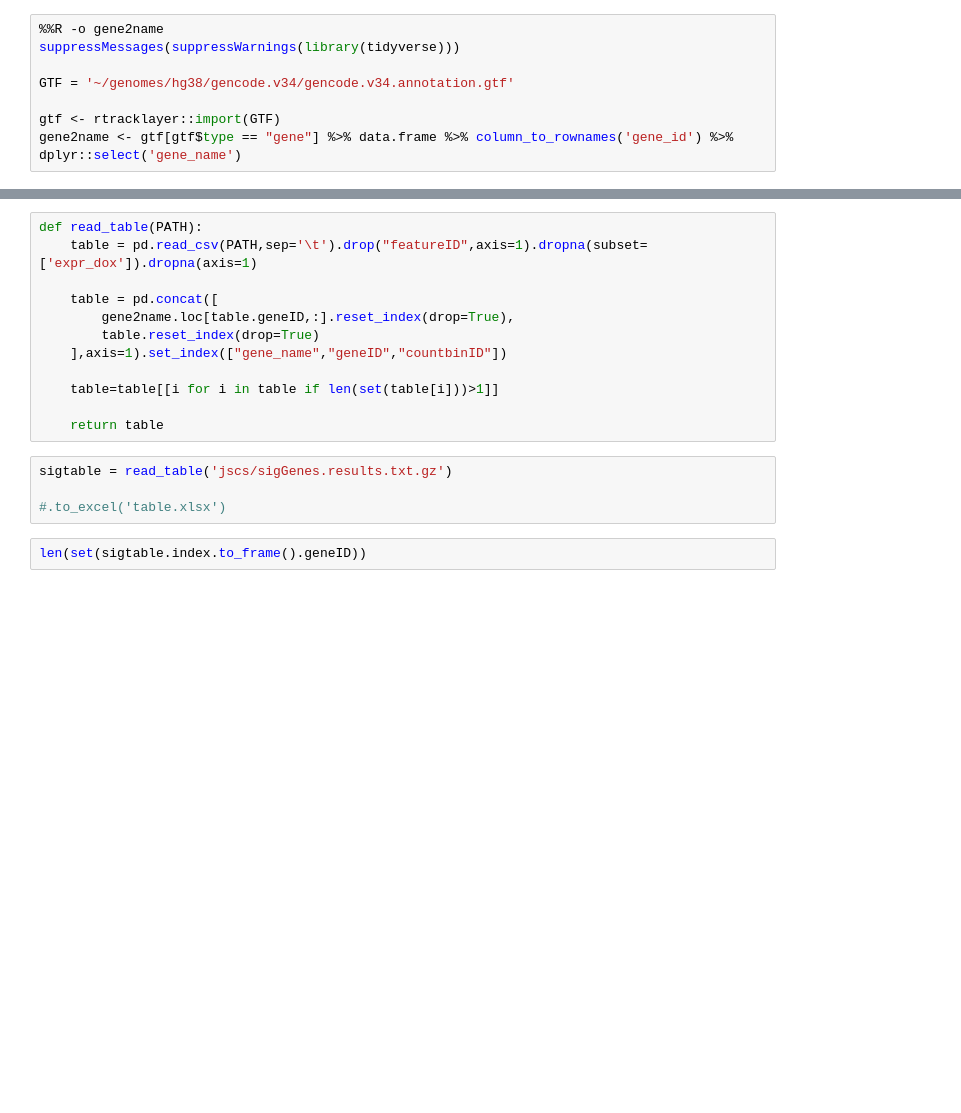
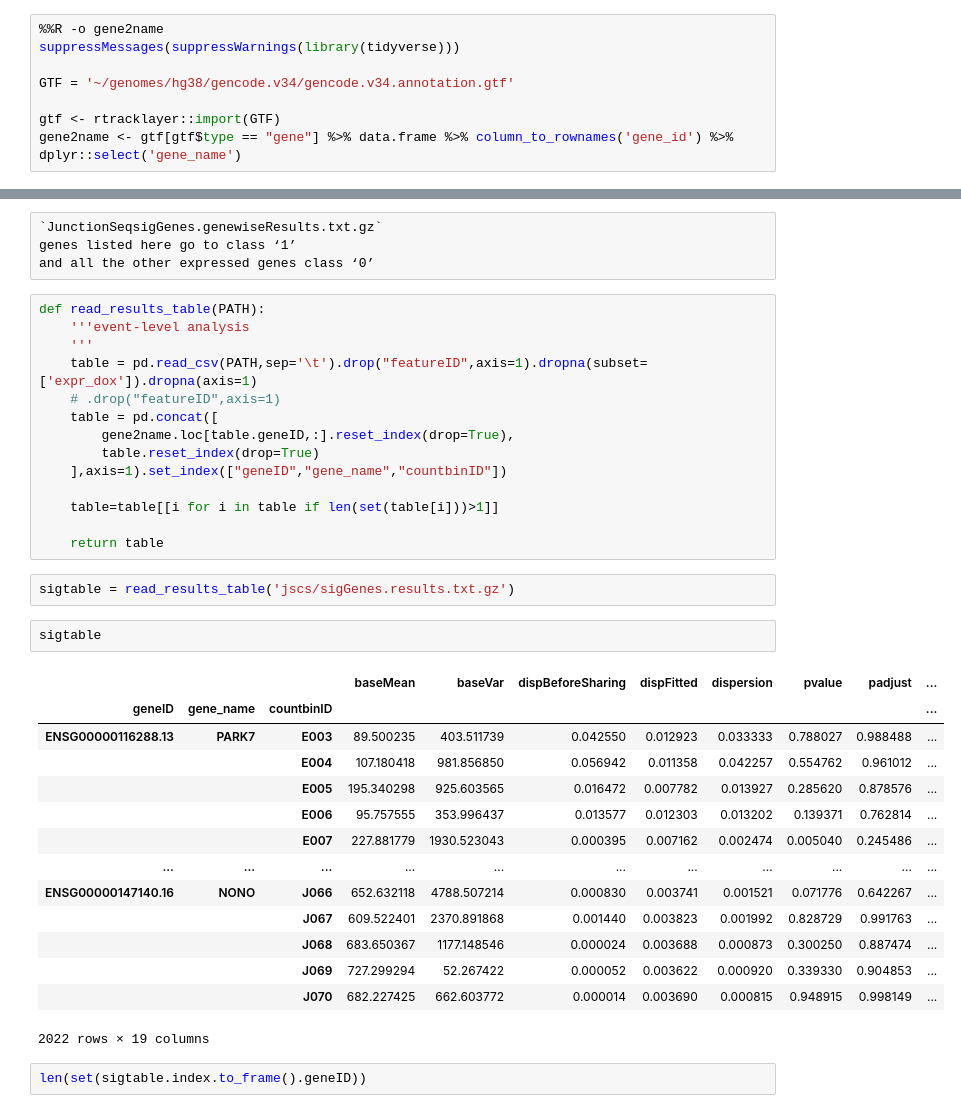
Before and after one commit to goodarzilab/Abe, a Jupyter notebook: People/Nilay@DFCIHarvard/enrichment.ipynb, the cells around one changed output, grey strips where cells are left out. Cells and saved outputs as stored; diff of their text form; blank space fills up the shorter version.

```diff
--- a/People/Nilay@DFCIHarvard/enrichment.ipynb
+++ b/People/Nilay@DFCIHarvard/enrichment.ipynb
@@ -13,19 +26,40 @@ import pandas as pd
+# %% [raw]
+`JunctionSeqsigGenes.genewiseResults.txt.gz`
+genes listed here go to class ‘1’
+and all the other expressed genes class ‘0’
 # %%
-def read_table(PATH):
+def read_results_table(PATH):
+    '''event-level analysis
+    '''
     table = pd.read_csv(PATH,sep='\t').drop("featureID",axis=1).dropna(subset=['expr_dox']).dropna(axis=1)
-
+    # .drop("featureID",axis=1)
     table = pd.concat([
         gene2name.loc[table.geneID,:].reset_index(drop=True),
         table.reset_index(drop=True)
-    ],axis=1).set_index(["gene_name","geneID","countbinID"])
+    ],axis=1).set_index(["geneID","gene_name","countbinID"])
 
     table=table[[i for i in table if len(set(table[i]))>1]]
 
     return table
 # %%
-sigtable = read_table('jscs/sigGenes.results.txt.gz')
-
-#.to_excel('table.xlsx')
+sigtable = read_results_table('jscs/sigGenes.results.txt.gz')
+# %%
+sigtable
+# %% [output]
+|  |  |  | baseMean | baseVar | dispBeforeSharing | dispFitted | dispersion | pvalue | padjust | ... |
+| geneID | gene_name | countbinID |  |  |  |  |  |  |  | ... |
+| ENSG00000116288.13 | PARK7 | E003 | 89.500235 | 403.511739 | 0.042550 | 0.012923 | 0.033333 | 0.788027 | 0.988488 | ... |
+|  |  | E004 | 107.180418 | 981.856850 | 0.056942 | 0.011358 | 0.042257 | 0.554762 | 0.961012 | ... |
+|  |  | E005 | 195.340298 | 925.603565 | 0.016472 | 0.007782 | 0.013927 | 0.285620 | 0.878576 | ... |
+|  |  | E006 | 95.757555 | 353.996437 | 0.013577 | 0.012303 | 0.013202 | 0.139371 | 0.762814 | ... |
+|  |  | E007 | 227.881779 | 1930.523043 | 0.000395 | 0.007162 | 0.002474 | 0.005040 | 0.245486 | ... |
+| ... | ... | ... | ... | ... | ... | ... | ... | ... | ... | ... |
+| ENSG00000147140.16 | NONO | J066 | 652.632118 | 4788.507214 | 0.000830 | 0.003741 | 0.001521 | 0.071776 | 0.642267 | ... |
+|  |  | J067 | 609.522401 | 2370.891868 | 0.001440 | 0.003823 | 0.001992 | 0.828729 | 0.991763 | ... |
+|  |  | J068 | 683.650367 | 1177.148546 | 0.000024 | 0.003688 | 0.000873 | 0.300250 | 0.887474 | ... |
+|  |  | J069 | 727.299294 | 52.267422 | 0.000052 | 0.003622 | 0.000920 | 0.339330 | 0.904853 | ... |
+|  |  | J070 | 682.227425 | 662.603772 | 0.000014 | 0.003690 | 0.000815 | 0.948915 | 0.998149 | ... |
+2022 rows × 19 columns
 # %%
 len(set(sigtable.index.to_frame().geneID))
 # %% [output]
```
Also changed, not shown: parts of 26 cells of this notebook, 14 other files.
